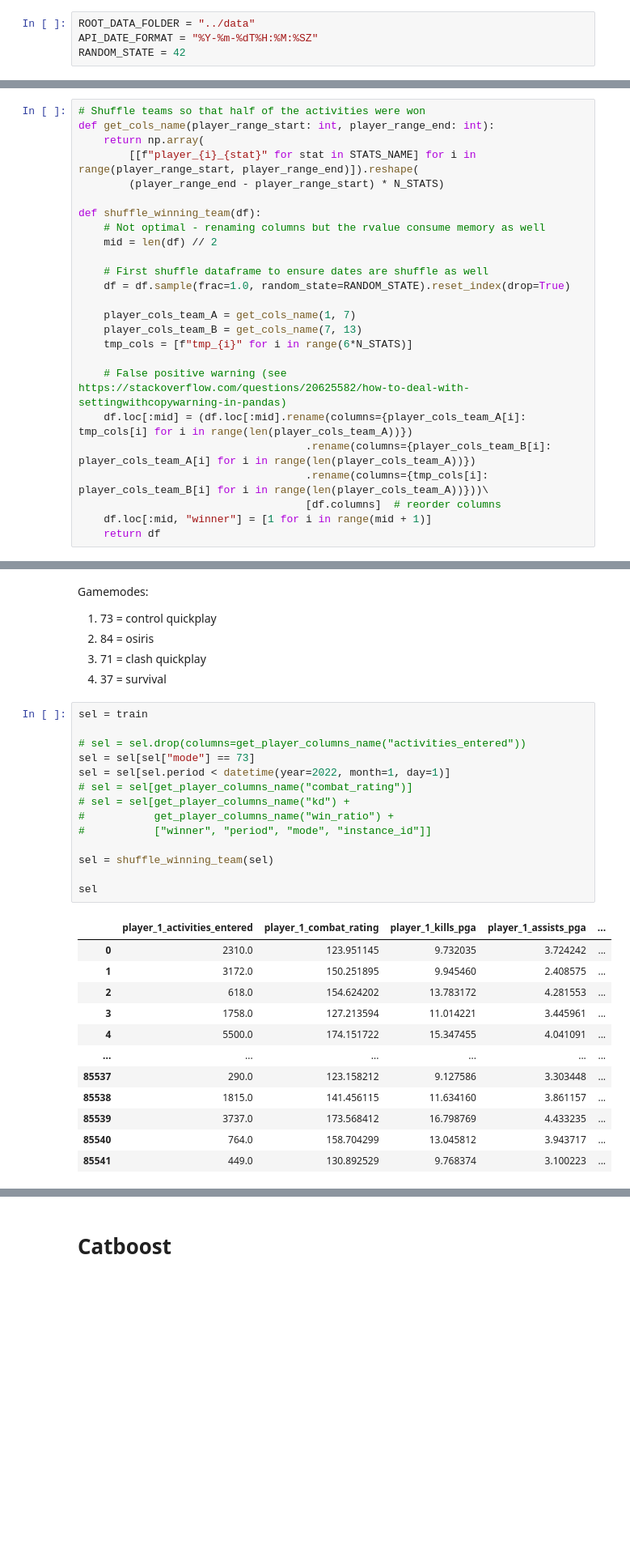
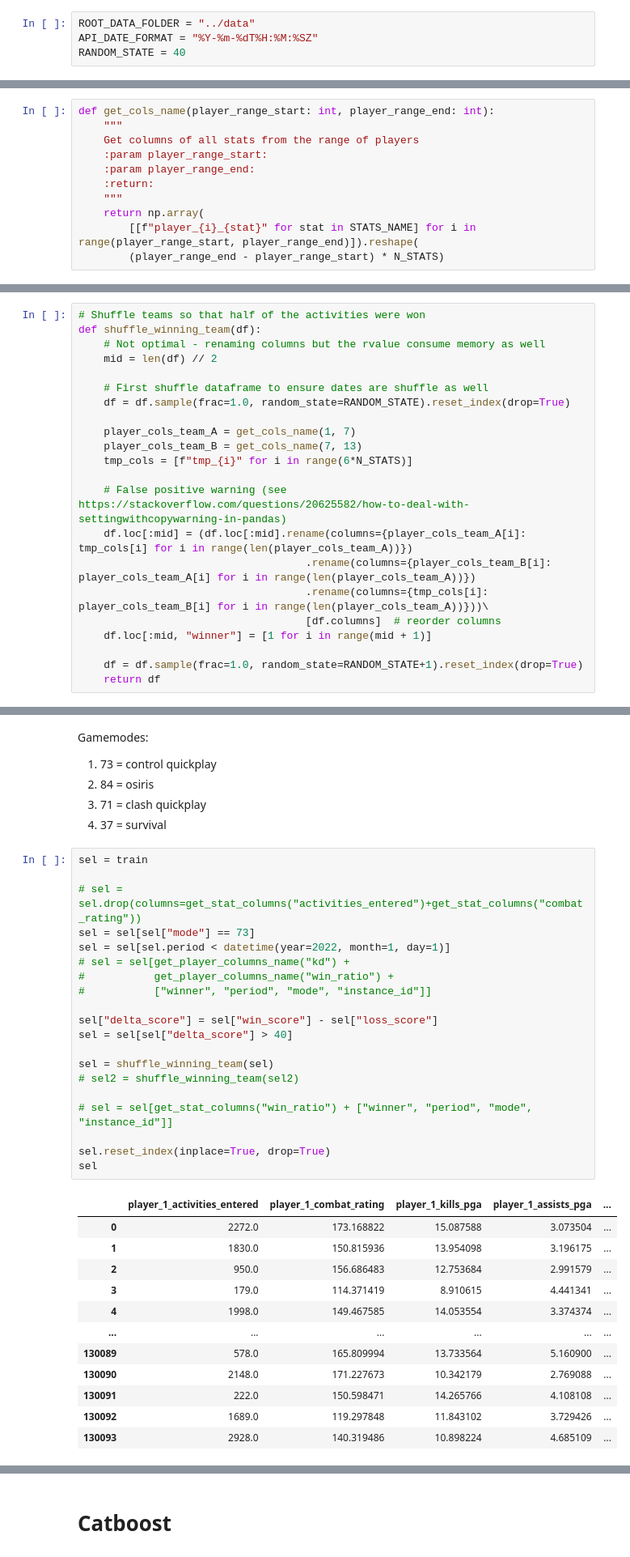
Before and after one commit to samuel-chp/D2_CheckMyGame, a Jupyter notebook: processing/processing_gpu.ipynb, the cells around one changed output, grey strips where cells are left out. Shown at 81% size. Saved outputs shown, nothing was run; the diff lists cells and outputs as text; blank space fills up the shorter version.

```diff
--- a/processing/processing_gpu.ipynb
+++ b/processing/processing_gpu.ipynb
@@ -22,7 +22,7 @@ from catboost import CatBoostClassifier
 # %%
 ROOT_DATA_FOLDER = "../data"
 API_DATE_FORMAT = "%Y-%m-%dT%H:%M:%SZ"
-RANDOM_STATE = 42
+RANDOM_STATE = 40
 # %% [markdown]
 # Functions
 # %%
@@ -33,0 +39,11 @@ def get_player_columns_name(feature_name):
+# %%
+def get_cols_name(player_range_start: int, player_range_end: int):
+    """
+    Get columns of all stats from the range of players
+    :param player_range_start:
+    :param player_range_end:
+    :return:
+    """
+    return np.array(
+        [[f"player_{i}_{stat}" for stat in STATS_NAME] for i in range(player_range_start, player_range_end)]).reshape(
+        (player_range_end - player_range_start) * N_STATS)
@@ -34,10 +58,5 @@ def get_player_columns_name(feature_name):
 # %%
 # Shuffle teams so that half of the activities were won
-def get_cols_name(player_range_start: int, player_range_end: int):
-    return np.array(
-        [[f"player_{i}_{stat}" for stat in STATS_NAME] for i in range(player_range_start, player_range_end)]).reshape(
-        (player_range_end - player_range_start) * N_STATS)
-
 def shuffle_winning_team(df):
     # Not optimal - renaming columns but the rvalue consume memory as well
     mid = len(df) // 2
@@ -55,6 +74,8 @@ def shuffle_winning_team(df):
                                     .rename(columns={tmp_cols[i]: player_cols_team_B[i] for i in range(len(player_cols_team_A))}))\
                                     [df.columns]  # reorder columns
     df.loc[:mid, "winner"] = [1 for i in range(mid + 1)]
+
+    df = df.sample(frac=1.0, random_state=RANDOM_STATE+1).reset_index(drop=True)
     return df
 # %% [markdown]
 # Load data
@@ -148,27 +177,33 @@ Gamemodes:
 # %%
 sel = train
 
-# sel = sel.drop(columns=get_player_columns_name("activities_entered"))
+# sel = sel.drop(columns=get_stat_columns("activities_entered")+get_stat_columns("combat_rating"))
 sel = sel[sel["mode"] == 73]
 sel = sel[sel.period < datetime(year=2022, month=1, day=1)]
-# sel = sel[get_player_columns_name("combat_rating")]
 # sel = sel[get_player_columns_name("kd") +
 #           get_player_columns_name("win_ratio") +
 #           ["winner", "period", "mode", "instance_id"]]
 
+sel["delta_score"] = sel["win_score"] - sel["loss_score"]
+sel = sel[sel["delta_score"] > 40]
+
 sel = shuffle_winning_team(sel)
+# sel2 = shuffle_winning_team(sel2)
 
+# sel = sel[get_stat_columns("win_ratio") + ["winner", "period", "mode", "instance_id"]]
+
+sel.reset_index(inplace=True, drop=True)
 sel
 # %% [output]
 |  | player_1_activities_entered | player_1_combat_rating | player_1_kills_pga | player_1_assists_pga | ... |
-| 0 | 2310.0 | 123.951145 | 9.732035 | 3.724242 | ... |
-| 1 | 3172.0 | 150.251895 | 9.945460 | 2.408575 | ... |
-| 2 | 618.0 | 154.624202 | 13.783172 | 4.281553 | ... |
-| 3 | 1758.0 | 127.213594 | 11.014221 | 3.445961 | ... |
-| 4 | 5500.0 | 174.151722 | 15.347455 | 4.041091 | ... |
+| 0 | 2272.0 | 173.168822 | 15.087588 | 3.073504 | ... |
+| 1 | 1830.0 | 150.815936 | 13.954098 | 3.196175 | ... |
+| 2 | 950.0 | 156.686483 | 12.753684 | 2.991579 | ... |
+| 3 | 179.0 | 114.371419 | 8.910615 | 4.441341 | ... |
+| 4 | 1998.0 | 149.467585 | 14.053554 | 3.374374 | ... |
 | ... | ... | ... | ... | ... | ... |
-| 85537 | 290.0 | 123.158212 | 9.127586 | 3.303448 | ... |
-| 85538 | 1815.0 | 141.456115 | 11.634160 | 3.861157 | ... |
-| 85539 | 3737.0 | 173.568412 | 16.798769 | 4.433235 | ... |
-| 85540 | 764.0 | 158.704299 | 13.045812 | 3.943717 | ... |
-| 85541 | 449.0 | 130.892529 | 9.768374 | 3.100223 | ... |
+| 130089 | 578.0 | 165.809994 | 13.733564 | 5.160900 | ... |
+| 130090 | 2148.0 | 171.227673 | 10.342179 | 2.769088 | ... |
+| 130091 | 222.0 | 150.598471 | 14.265766 | 4.108108 | ... |
+| 130092 | 1689.0 | 119.297848 | 11.843102 | 3.729426 | ... |
+| 130093 | 2928.0 | 140.319486 | 10.898224 | 4.685109 | ... |
```
Also changed, not shown: parts of 33 cells of this notebook, 14 other files.
